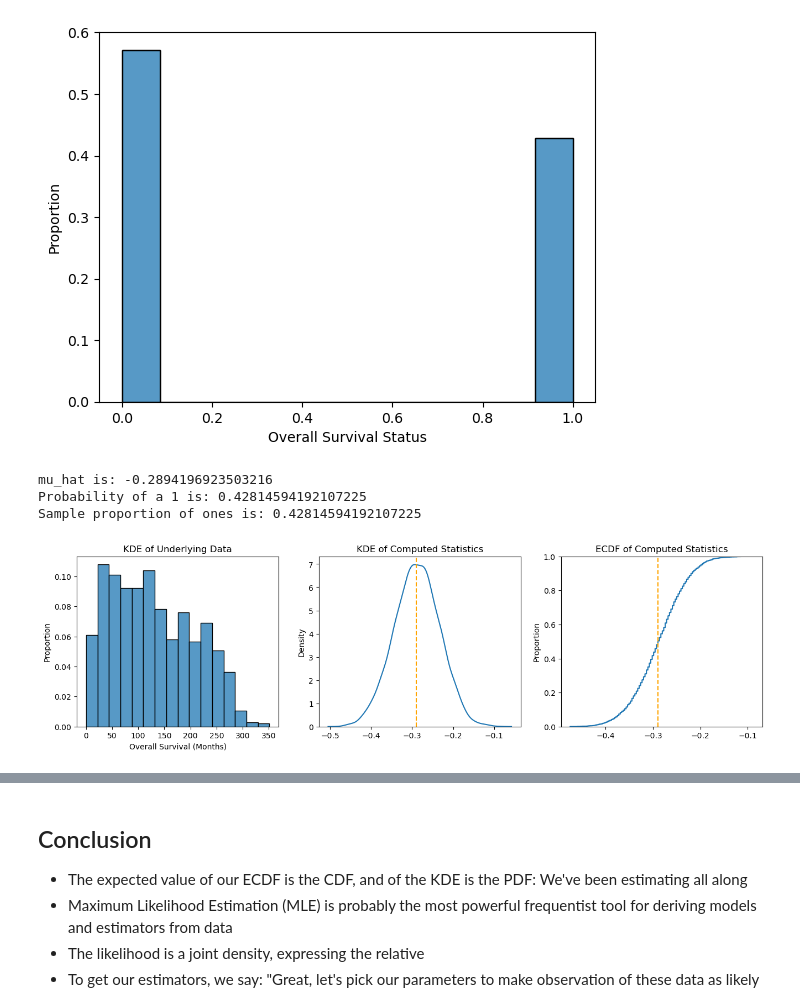
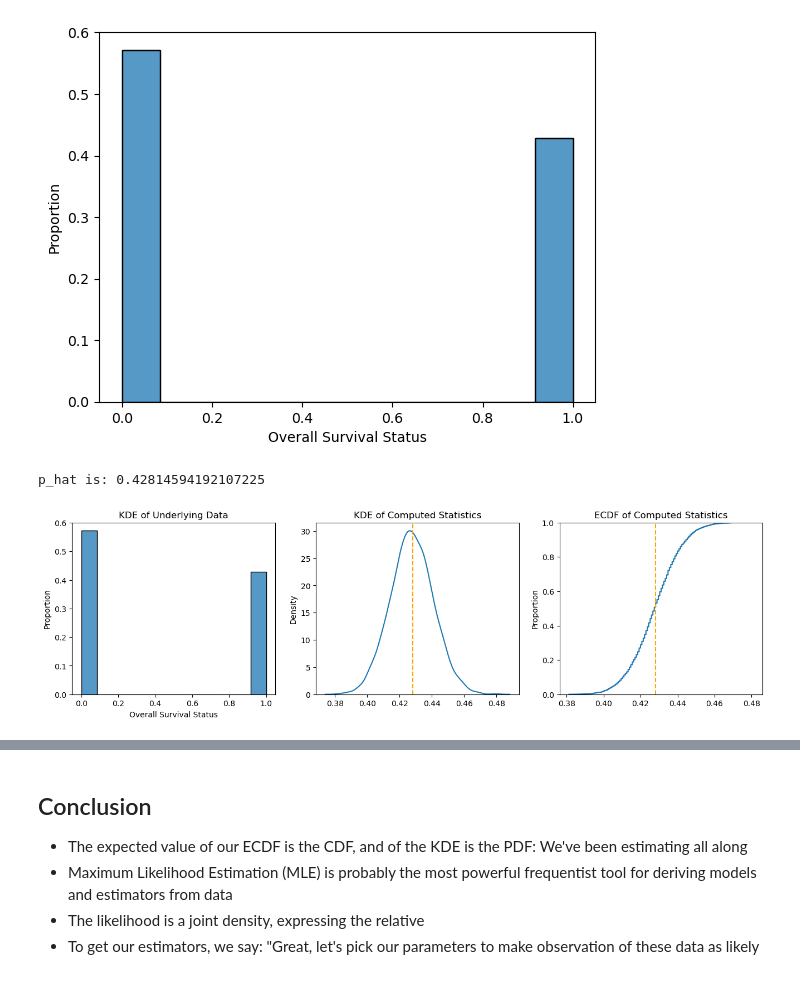
Before and after one commit to Maodougie25/understanding_uncertainty, a Jupyter notebook: 01_probability/02_moments_and_likelihood.ipynb, the cells around one changed output, grey strips where cells are left out. Drawn from its saved outputs; the diff is of its cells as text; code cells hidden in the pictures.

```diff
--- a/01_probability/02_moments_and_likelihood.ipynb
+++ b/01_probability/02_moments_and_likelihood.ipynb
@@ -586,31 +640,22 @@ plt.show()
 # %% [output]
 [figure]
 # %%
-mu_hat = np.log( y.mean()/(1-y.mean()))
-print(f'mu_hat is: {mu_hat}')
-
-pr_1 = 1 - 1/(1+np.exp(-(-mu_hat)))
-print(f'Probability of a 1 is: {pr_1}')
-print(f'Sample proportion of ones is: {y.mean()}')
+p_hat = y.mean()
+print(f'p_hat is: {p_hat}')
 # %% [output]
-mu_hat is: -0.2894196923503216
-Probability of a 1 is: 0.42814594192107225
-Sample proportion of ones is: 0.42814594192107225
+p_hat is: 0.42814594192107225
 # %%
 ## Bootstrapping:
 y = y.dropna()
 
-def logit(z):
-    return np.log( z.mean()/(1-z.mean()))
-
-estimates = [logit(y.sample(frac=1.0,replace=True)) for s in range(5000)] # One-line bootstrap of mu_hat
+estimates = [y.sample(frac=1.0,replace=True).mean() for s in range(5000)] # One-line bootstrap of mu_hat
 
 fig, axes = plt.subplots(1, 3, figsize=(16, 4))  # 1 row, 2 columns
-sns.histplot(x, stat='proportion',ax = axes[0]).set(title='KDE of Underlying Data')
+sns.histplot(y, stat='proportion',ax = axes[0]).set(title='KDE of Underlying Data')
 sns.kdeplot(estimates, ax = axes[1]).set(title='KDE of Computed Statistics')
-axes[1].axvline(x=logit(y), color='orange', linestyle='--')
+axes[1].axvline(x=y.mean(), color='orange', linestyle='--')
 sns.ecdfplot(estimates, ax = axes[2]).set(title='ECDF of Computed Statistics')
-axes[2].axvline(x=logit(y), color='orange', linestyle='--')
+axes[2].axvline(x=y.mean(), color='orange', linestyle='--')
 plt.show()
 # %% [output]
-[figure, old version]
+[figure, new version]
```
Also changed, not shown: parts of 15 cells of this notebook.
